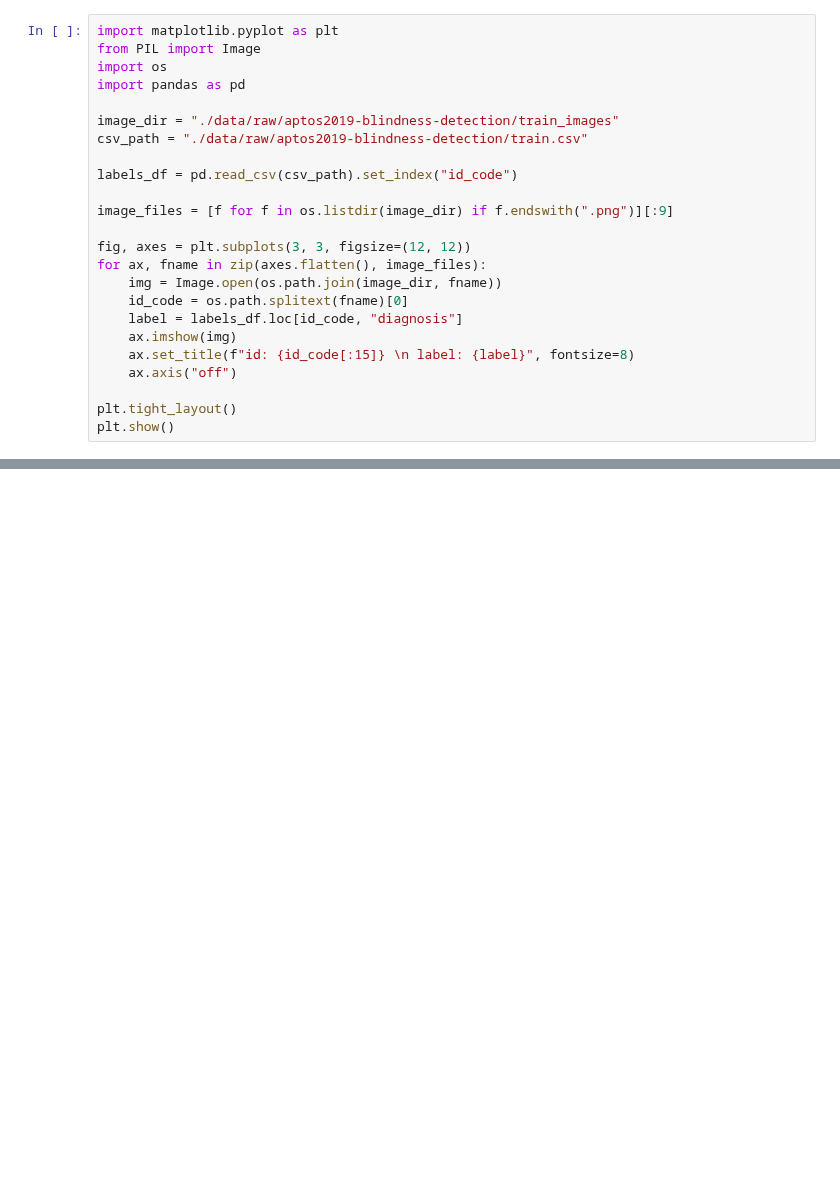
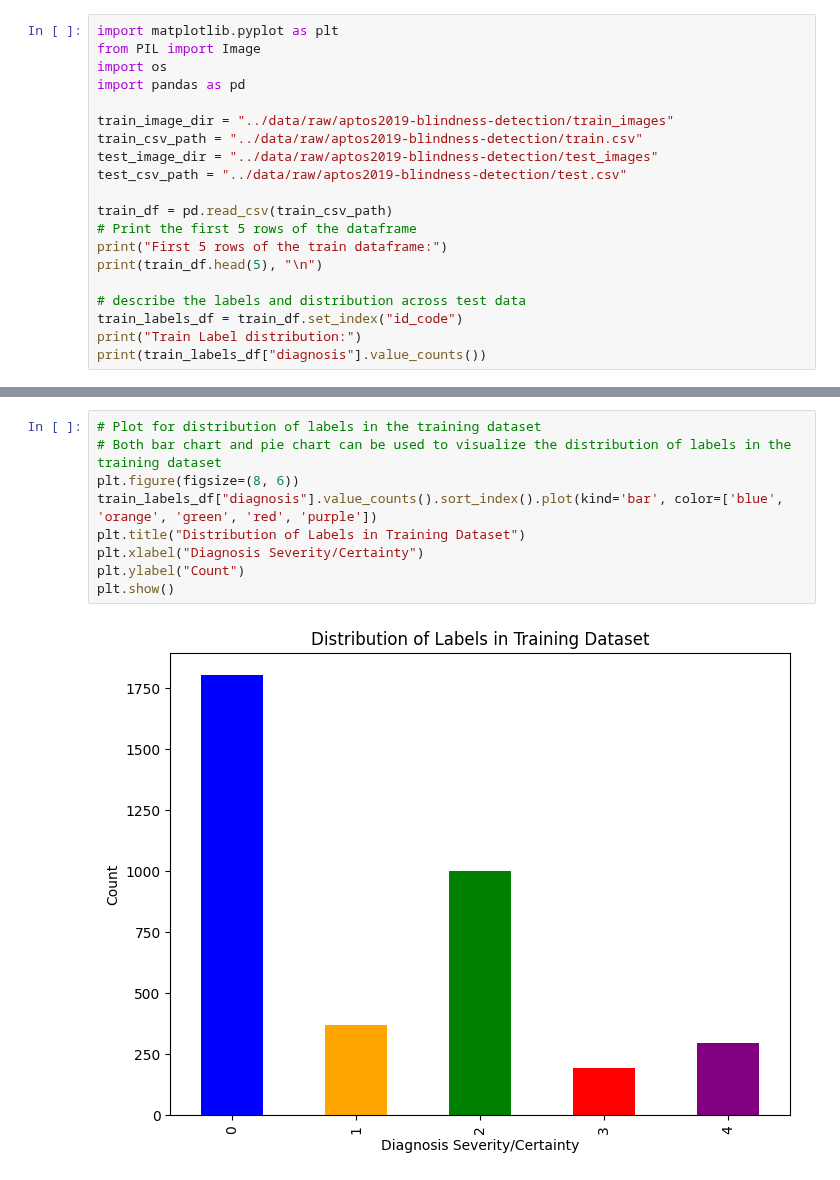
Before and after one commit to josephodavis/AI4ALL-19D, a Jupyter notebook: data/visualization.ipynb, the cells around one changed output, grey strips where cells are left out. Cells and saved outputs as stored; diff of their text form; blank space fills up the shorter version.

Commit message:
Added visualization for counts of the different severities

```diff
--- a/data/visualization.ipynb
+++ b/data/visualization.ipynb
@@ -4,22 +4,18 @@ from PIL import Image
 import os
 import pandas as pd
 
-image_dir = "./data/raw/aptos2019-blindness-detection/train_images"
-csv_path = "./data/raw/aptos2019-blindness-detection/train.csv"
+train_image_dir = "../data/raw/aptos2019-blindness-detection/train_images"
+train_csv_path = "../data/raw/aptos2019-blindness-detection/train.csv"
+test_image_dir = "../data/raw/aptos2019-blindness-detection/test_images"
+test_csv_path = "../data/raw/aptos2019-blindness-detection/test.csv"
 
-labels_df = pd.read_csv(csv_path).set_index("id_code")
+train_df = pd.read_csv(train_csv_path)
+# Print the first 5 rows of the dataframe
+print("First 5 rows of the train dataframe:")
+print(train_df.head(5), "\n")
 
-image_files = [f for f in os.listdir(image_dir) if f.endswith(".png")][:9]
-
-fig, axes = plt.subplots(3, 3, figsize=(12, 12))
-for ax, fname in zip(axes.flatten(), image_files):
-    img = Image.open(os.path.join(image_dir, fname))
-    id_code = os.path.splitext(fname)[0]
-    label = labels_df.loc[id_code, "diagnosis"]
-    ax.imshow(img)
-    ax.set_title(f"id: {id_code[:15]} \n label: {label}", fontsize=8)
-    ax.axis("off")
-
-plt.tight_layout()
-plt.show()
+# describe the labels and distribution across test data
+train_labels_df = train_df.set_index("id_code")
+print("Train Label distribution:")
+print(train_labels_df["diagnosis"].value_counts())
 # %% [output]
@@ -26,0 +53,11 @@ plt.show()
+# %%
+# Plot for distribution of labels in the training dataset
+# Both bar chart and pie chart can be used to visualize the distribution of labels in the training dataset
+plt.figure(figsize=(8, 6))
+train_labels_df["diagnosis"].value_counts().sort_index().plot(kind='bar', color=['blue', 'orange', 'green', 'red', 'purple'])
+plt.title("Distribution of Labels in Training Dataset")
+plt.xlabel("Diagnosis Severity/Certainty")
+plt.ylabel("Count")
+plt.show()
+# %% [output]
+[figure, added]
```
Also changed, not shown: parts of 3 cells of this notebook, 1 other file.
